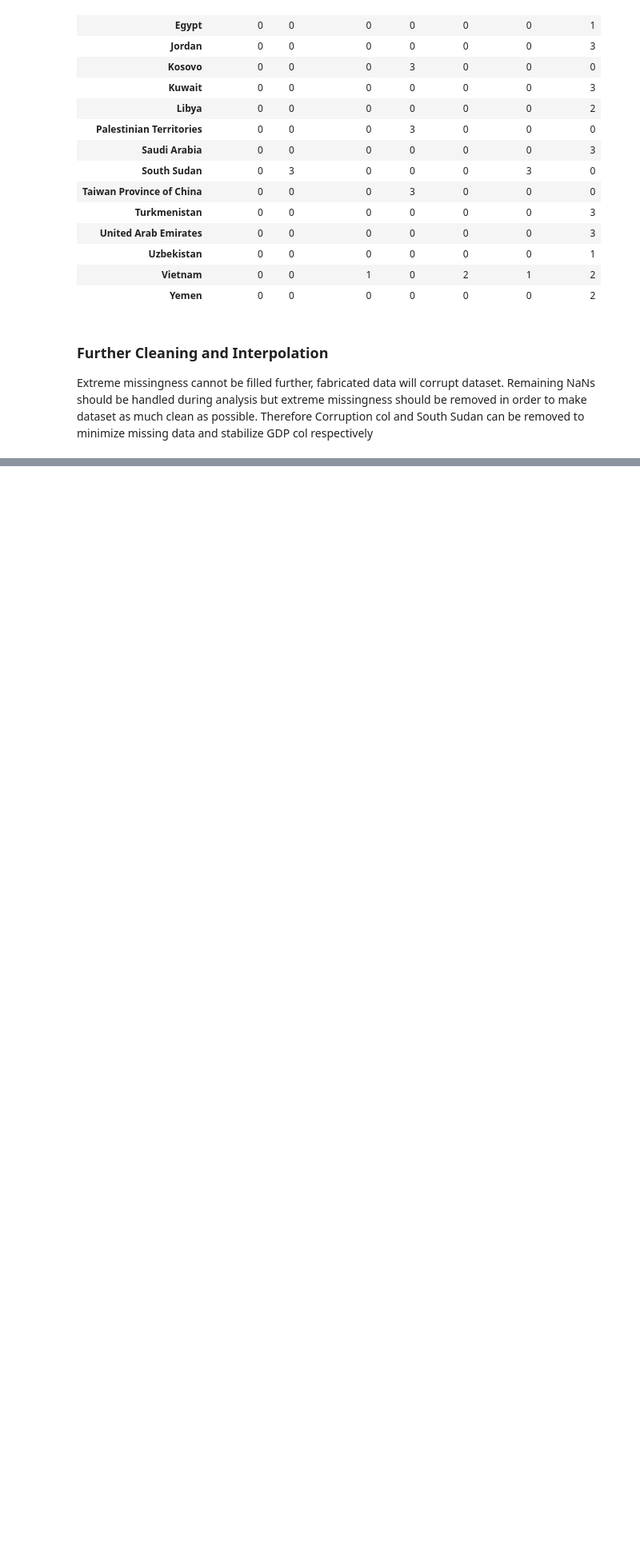
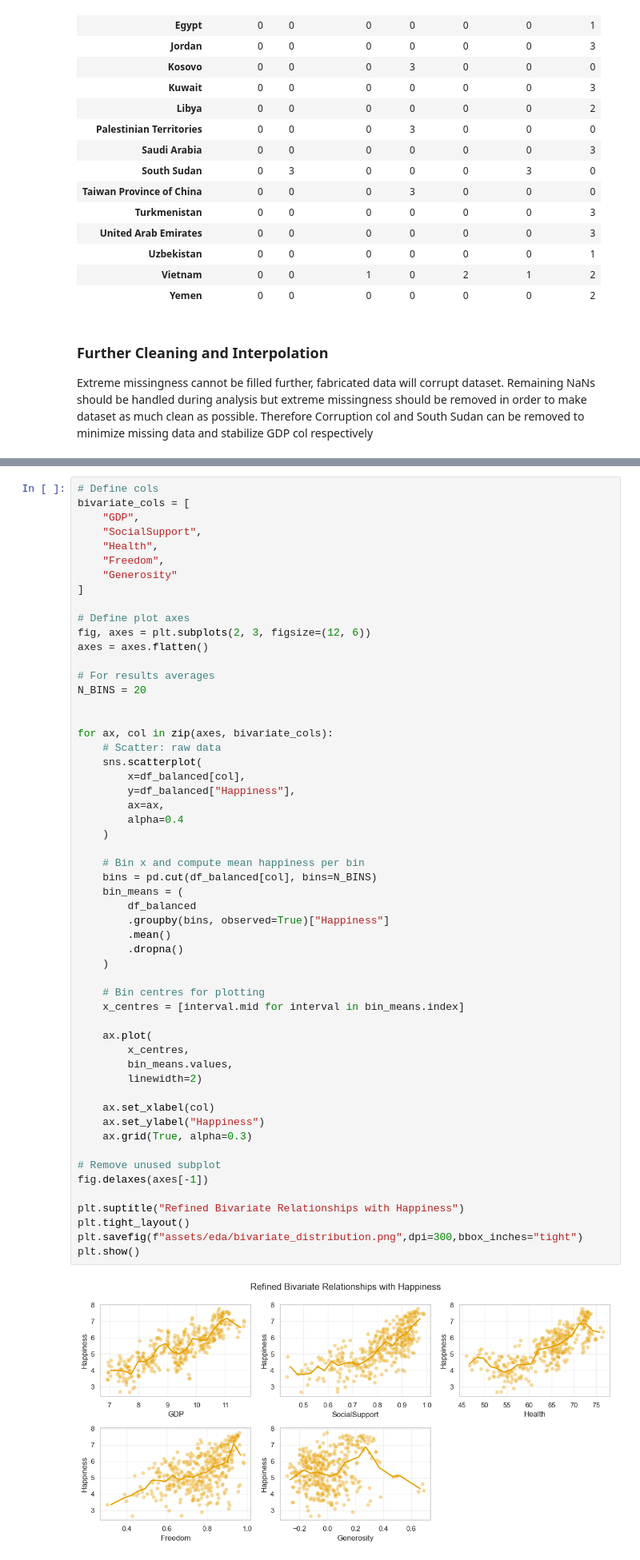
Before and after one commit to baxasd/DVCW, a Jupyter notebook: Z22590018.ipynb, the cells around one changed output, grey strips where cells are left out. Shown: that part at 80% size. Saved outputs shown, nothing was run; the diff lists cells and outputs as text; blank space fills up the shorter version.

```diff
--- a/Z22590018.ipynb
+++ b/Z22590018.ipynb
@@ -222,0 +293,57 @@ Final dataset saved successfully...
+# %%
+# Define cols
+bivariate_cols = [
+    "GDP",
+    "SocialSupport",
+    "Health",
+    "Freedom",
+    "Generosity"
+]
+
+# Define plot axes
+fig, axes = plt.subplots(2, 3, figsize=(12, 6))
+axes = axes.flatten()
+
+# For results averages
+N_BINS = 20
+
+
+for ax, col in zip(axes, bivariate_cols):
+    # Scatter: raw data
+    sns.scatterplot(
+        x=df_balanced[col],
+        y=df_balanced["Happiness"],
+        ax=ax,
+        alpha=0.4
+    )
+
+    # Bin x and compute mean happiness per bin
+    bins = pd.cut(df_balanced[col], bins=N_BINS)
+    bin_means = (
+        df_balanced
+        .groupby(bins, observed=True)["Happiness"]
+        .mean()
+        .dropna()
+    )
+
+    # Bin centres for plotting
+    x_centres = [interval.mid for interval in bin_means.index]
+
+    ax.plot(
+        x_centres,
+        bin_means.values,
+        linewidth=2)
+
+    ax.set_xlabel(col)
+    ax.set_ylabel("Happiness")
+    ax.grid(True, alpha=0.3)
+
+# Remove unused subplot
+fig.delaxes(axes[-1])
+
+plt.suptitle("Refined Bivariate Relationships with Happiness")
+plt.tight_layout()
+plt.savefig(f"assets/eda/bivariate_distribution.png",dpi=300,bbox_inches="tight")
+plt.show()
+# %% [output]
+[figure, added]
```
Also changed, not shown: parts of 26 cells of this notebook, 15 other files.
